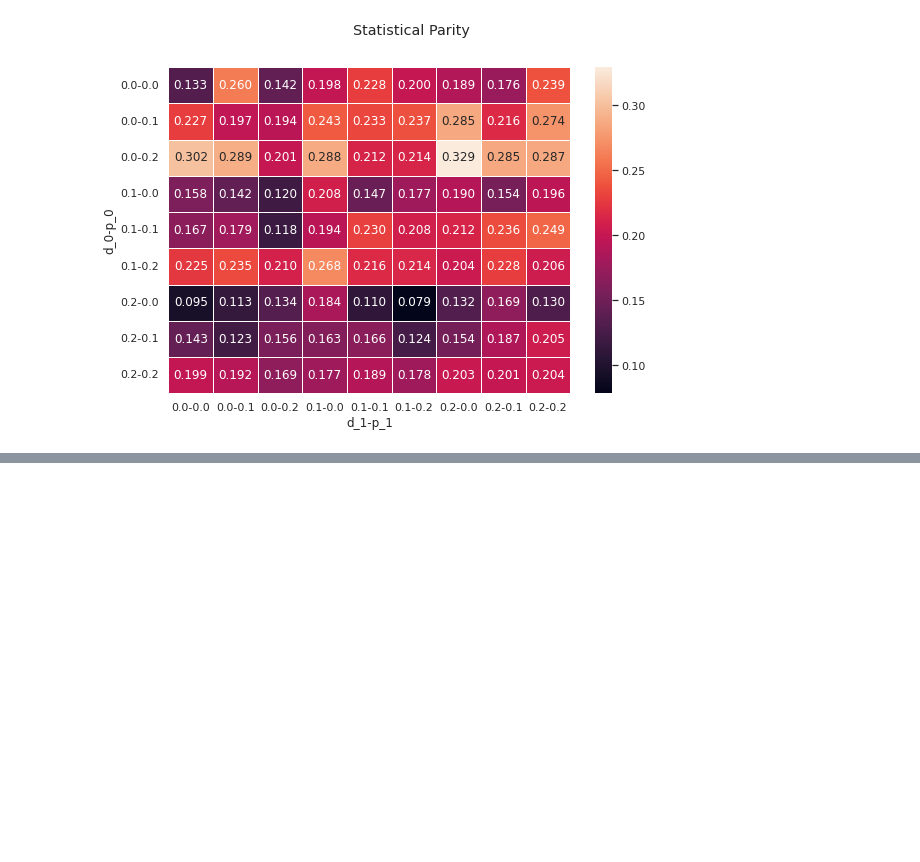
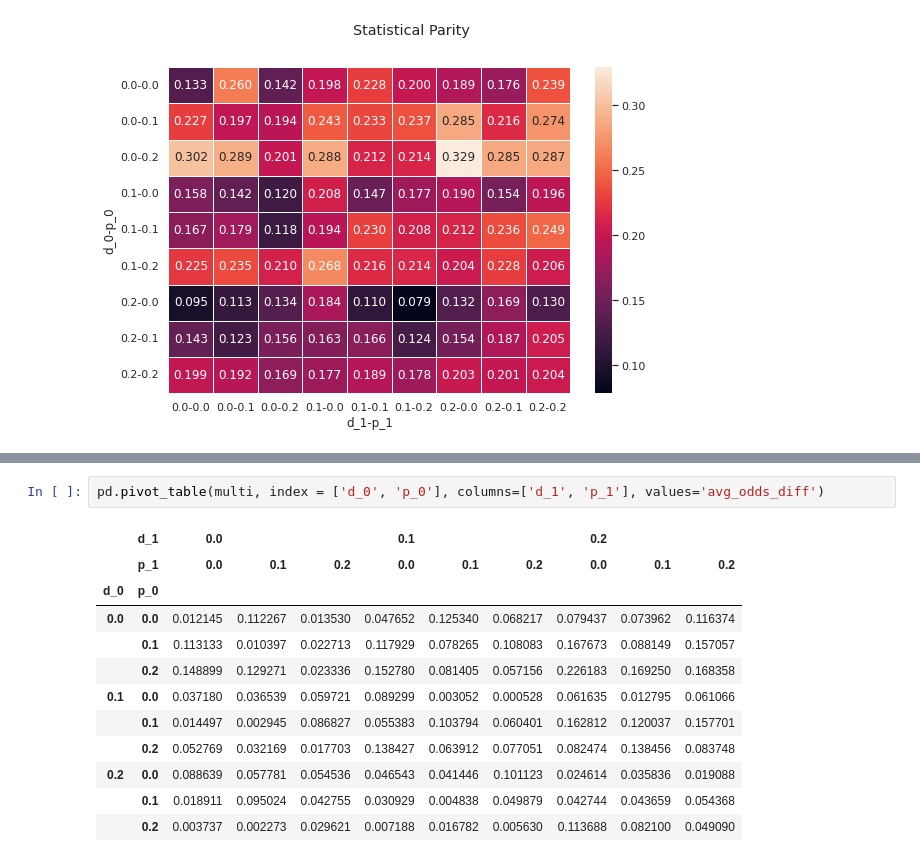
Before and after one commit to ygorcanalli/FairTransitionLoss, a Jupyter notebook: notebooks/2023-06-14/plot_grid.ipynb, the cells around one changed output, grey strips where cells are left out. Drawn from its saved outputs; the diff is of its cells as text; blank space fills up the shorter version.

```diff
--- a/notebooks/2023-06-14/plot_grid.ipynb
+++ b/notebooks/2023-06-14/plot_grid.ipynb
@@ -157,0 +188,15 @@ sns.heatmap(multi_pivot, annot=True, fmt=".3f", linewidths=.5, ax=ax)
+# %%
+pd.pivot_table(multi, index = ['d_0', 'p_0'], columns=['d_1', 'p_1'], values='avg_odds_diff')
+# %% [output]
+|  | d_1 | 0.0 |  |  | 0.1 |  |  | 0.2 |  |  |
+|  | p_1 | 0.0 | 0.1 | 0.2 | 0.0 | 0.1 | 0.2 | 0.0 | 0.1 | 0.2 |
+| d_0 | p_0 |  |  |  |  |  |  |  |  |  |
+| 0.0 | 0.0 | 0.012145 | 0.112267 | 0.013530 | 0.047652 | 0.125340 | 0.068217 | 0.079437 | 0.073962 | 0.116374 |
+|  | 0.1 | 0.113133 | 0.010397 | 0.022713 | 0.117929 | 0.078265 | 0.108083 | 0.167673 | 0.088149 | 0.157057 |
+|  | 0.2 | 0.148899 | 0.129271 | 0.023336 | 0.152780 | 0.081405 | 0.057156 | 0.226183 | 0.169250 | 0.168358 |
+| 0.1 | 0.0 | 0.037180 | 0.036539 | 0.059721 | 0.089299 | 0.003052 | 0.000528 | 0.061635 | 0.012795 | 0.061066 |
+|  | 0.1 | 0.014497 | 0.002945 | 0.086827 | 0.055383 | 0.103794 | 0.060401 | 0.162812 | 0.120037 | 0.157701 |
+|  | 0.2 | 0.052769 | 0.032169 | 0.017703 | 0.138427 | 0.063912 | 0.077051 | 0.082474 | 0.138456 | 0.083748 |
+| 0.2 | 0.0 | 0.088639 | 0.057781 | 0.054536 | 0.046543 | 0.041446 | 0.101123 | 0.024614 | 0.035836 | 0.019088 |
+|  | 0.1 | 0.018911 | 0.095024 | 0.042755 | 0.030929 | 0.004838 | 0.049879 | 0.042744 | 0.043659 | 0.054368 |
+|  | 0.2 | 0.003737 | 0.002273 | 0.029621 | 0.007188 | 0.016782 | 0.005630 | 0.113688 | 0.082100 | 0.049090 |
```
Also changed, not shown: parts of 5 cells of this notebook, 5 other files.
